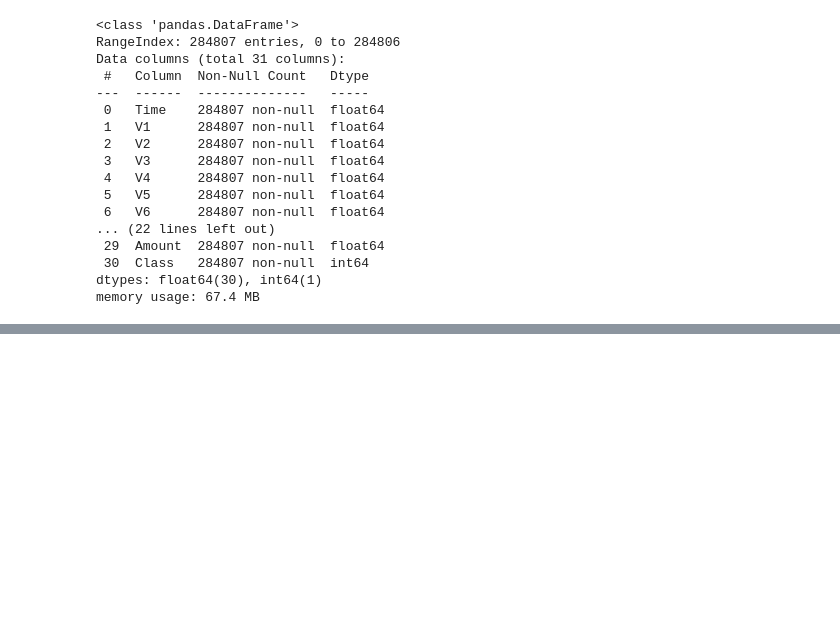
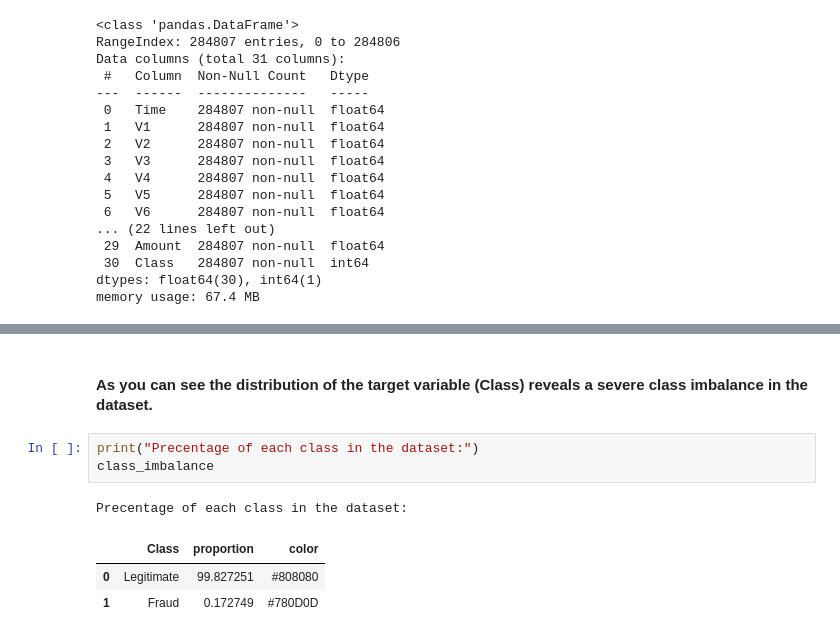
Before and after one commit to AI-Builders-Iran/fraud-detection-ml, a Jupyter notebook: notebooks/analysis.ipynb, the cells around one changed output, grey strips where cells are left out. Cells and saved outputs as stored; diff of their text form; blank space fills up the shorter version.

```diff
--- a/notebooks/analysis.ipynb
+++ b/notebooks/analysis.ipynb
@@ -39,0 +48,10 @@ memory usage: 67.4 MB
+# %% [markdown]
+#### As you can see the distribution of the target variable (Class) reveals a severe class imbalance in the dataset.
+# %%
+print("Precentage of each class in the dataset:")
+class_imbalance
+# %% [output]
+Precentage of each class in the dataset:
+|  | Class | proportion | color |
+| 0 | Legitimate | 99.827251 | #808080 |
+| 1 | Fraud | 0.172749 | #780D0D |
```
Also changed, not shown: parts of 4 cells of this notebook, 1 other file.
